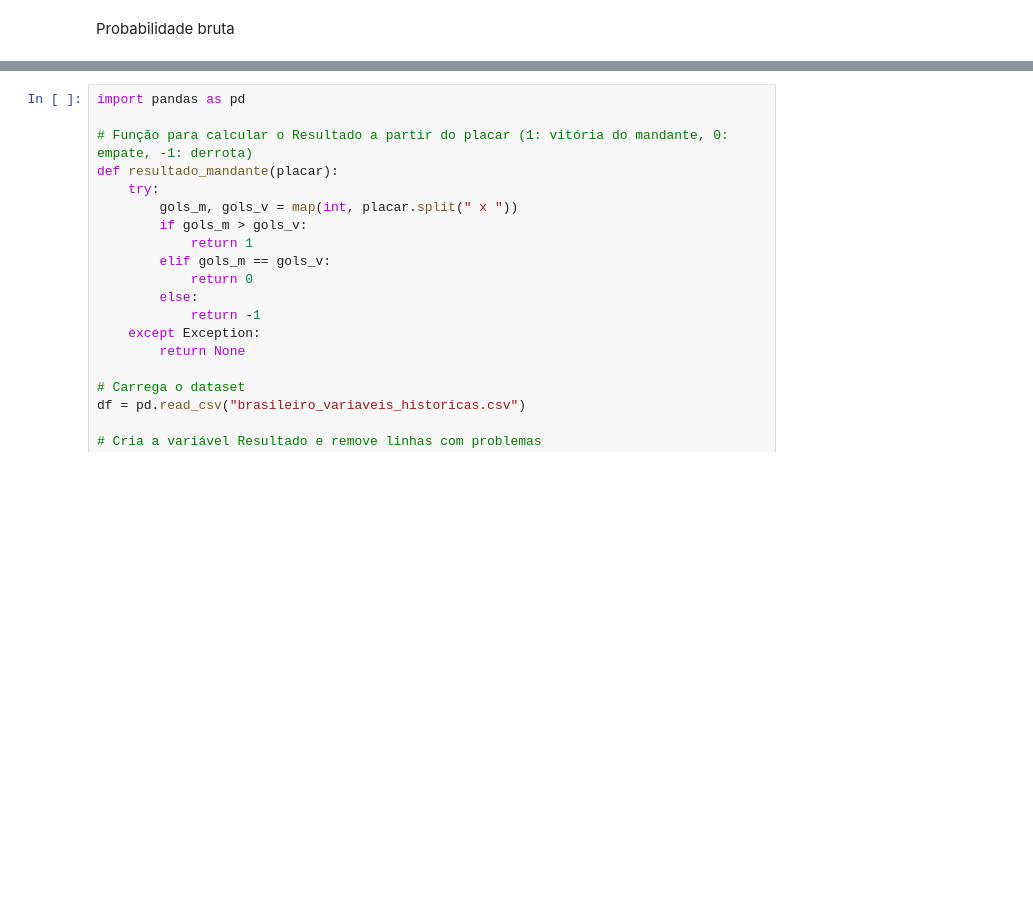
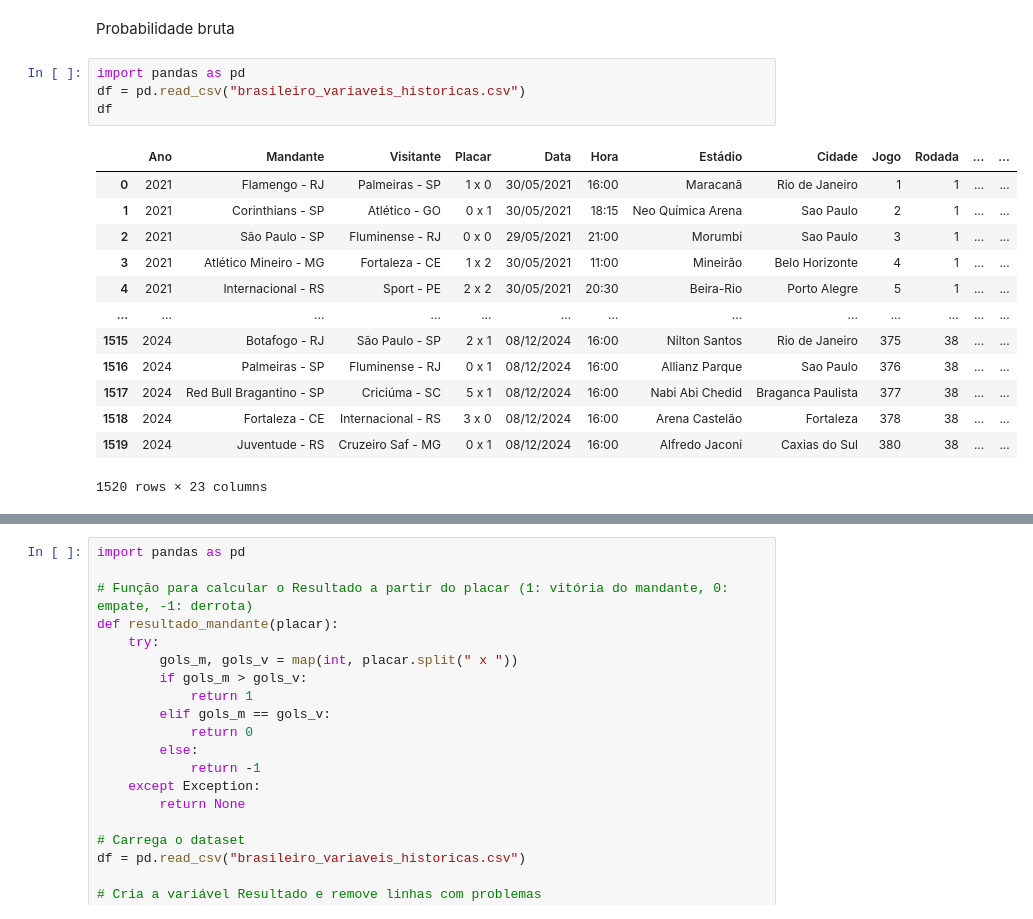
Before and after one commit to Matheussantos25/Previsao_vitoria_mandante, a Jupyter notebook: Análise_dados_brasileirao_21_ate_24.ipynb, the cells around one changed output, grey strips where cells are left out. Drawn from its saved outputs; the diff is of its cells as text; blank space fills up the shorter version.

```diff
--- a/Análise_dados_brasileirao_21_ate_24.ipynb
+++ b/Análise_dados_brasileirao_21_ate_24.ipynb
@@ -260,3 +260,21 @@ print("Arquivo 'brasileiro_variaveis_historicas.csv' salvo com sucesso.")
 Arquivo 'brasileiro_variaveis_historicas.csv' salvo com sucesso.
 # %% [markdown]
 Probabilidade bruta
+# %%
+import pandas as pd
+df = pd.read_csv("brasileiro_variaveis_historicas.csv")
+df
+# %% [output]
+|  | Ano | Mandante | Visitante | Placar | Data | Hora | Estádio | Cidade | Jogo | Rodada | ... | ... |
+| 0 | 2021 | Flamengo - RJ | Palmeiras - SP | 1 x 0 | 30/05/2021 | 16:00 | Maracanã | Rio de Janeiro | 1 | 1 | ... | ... |
+| 1 | 2021 | Corinthians - SP | Atlético - GO | 0 x 1 | 30/05/2021 | 18:15 | Neo Química Arena | Sao Paulo | 2 | 1 | ... | ... |
+| 2 | 2021 | São Paulo - SP | Fluminense - RJ | 0 x 0 | 29/05/2021 | 21:00 | Morumbi | Sao Paulo | 3 | 1 | ... | ... |
+| 3 | 2021 | Atlético Mineiro - MG | Fortaleza - CE | 1 x 2 | 30/05/2021 | 11:00 | Mineirão | Belo Horizonte | 4 | 1 | ... | ... |
+| 4 | 2021 | Internacional - RS | Sport - PE | 2 x 2 | 30/05/2021 | 20:30 | Beira-Rio | Porto Alegre | 5 | 1 | ... | ... |
+| ... | ... | ... | ... | ... | ... | ... | ... | ... | ... | ... | ... | ... |
+| 1515 | 2024 | Botafogo - RJ | São Paulo - SP | 2 x 1 | 08/12/2024 | 16:00 | Nilton Santos | Rio de Janeiro | 375 | 38 | ... | ... |
+| 1516 | 2024 | Palmeiras - SP | Fluminense - RJ | 0 x 1 | 08/12/2024 | 16:00 | Allianz Parque | Sao Paulo | 376 | 38 | ... | ... |
+| 1517 | 2024 | Red Bull Bragantino - SP | Criciúma - SC | 5 x 1 | 08/12/2024 | 16:00 | Nabi Abi Chedid | Braganca Paulista | 377 | 38 | ... | ... |
+| 1518 | 2024 | Fortaleza - CE | Internacional - RS | 3 x 0 | 08/12/2024 | 16:00 | Arena Castelão | Fortaleza | 378 | 38 | ... | ... |
+| 1519 | 2024 | Juventude - RS | Cruzeiro Saf - MG | 0 x 1 | 08/12/2024 | 16:00 | Alfredo Jaconi | Caxias do Sul | 380 | 38 | ... | ... |
+1520 rows × 23 columns
```
Also changed, not shown: parts of 6 cells of this notebook, 4 other files.
